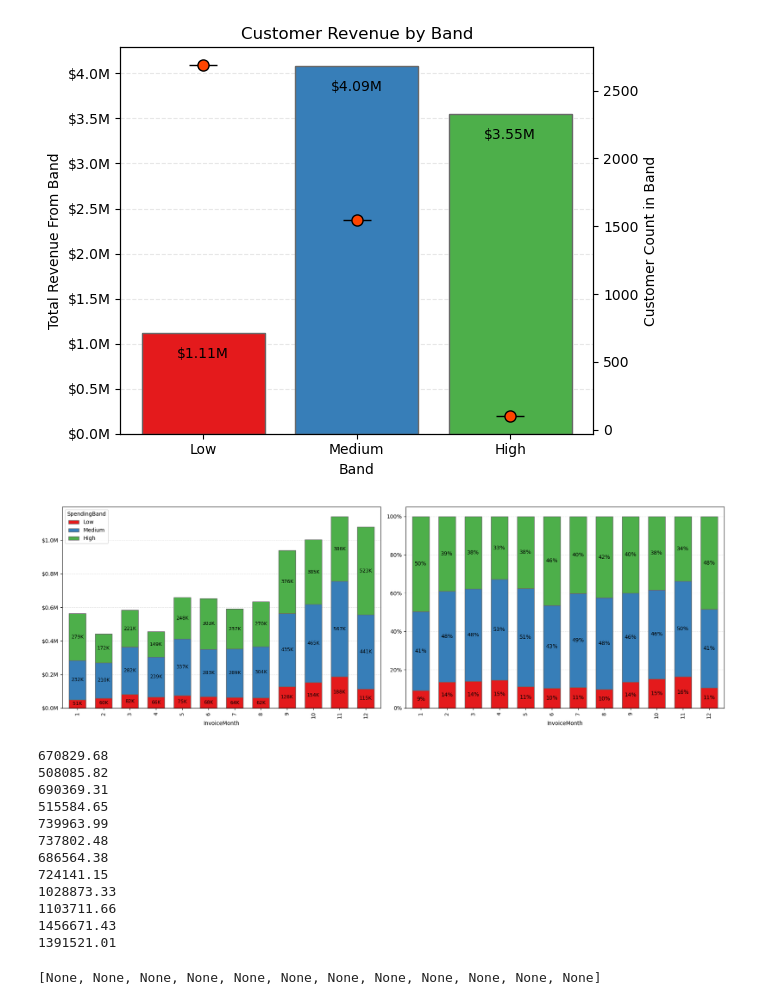
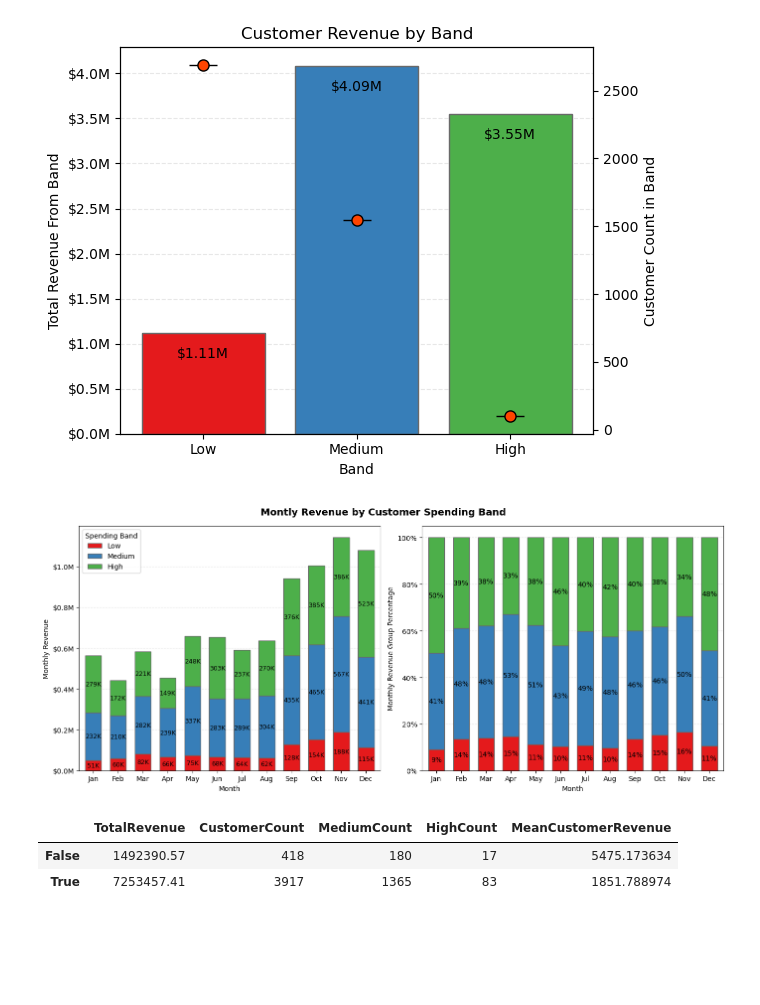
Before and after one commit to EdwardHowell627/Python_Online_Sales_Analysis, a Jupyter notebook: analysis/2_customers.ipynb, the cells around one changed output. Cells and saved outputs as stored; diff of their text form; code cells hidden in the pictures; blank space fills up the shorter version.

Commit message:
started setup for final graph

```diff
--- a/analysis/2_customers.ipynb
+++ b/analysis/2_customers.ipynb
@@ -34,8 +34,9 @@ df = df[~df.Cancelled].copy()
 # %%
 # Create Grouped Dataset
 df = df_full[~df_full.Cancelled].copy()
+customer_info = df.drop_duplicates('CustomerID')
 customers_group = df.groupby('CustomerID', observed=True)['TotalPrice'].agg(TotalSpending='sum').sort_values(by='TotalSpending', ascending=False)
-
+customers_group = customers_group.merge(customer_info[['CustomerID', 'Country']], on='CustomerID', how='left')
 customers_group['SpendingBand'] = pd.cut(
     customers_group['TotalSpending'],
     bins=[0,1000,10000,float('inf')],
@@ -75,60 +76,75 @@ plt.tight_layout()
 [figure]
 # %%
 # Setup
-month_revenue = df.groupby(['InvoiceMonth','SpendingBand'], observed=True)['TotalPrice'].sum().unstack()
+month_revenue = df.groupby(['InvoiceMonth','SpendingBand'], observed=True)['TotalPrice'].sum().unstack(fill_value=0)
 month_revenue_percent = month_revenue.div(month_revenue.sum(axis=1), axis=0)
 
 fig, ax = plt.subplots(1,2)
-fig.set_size_inches(18,6)
+fig.set_size_inches(14,6)
 
 # Revenue Bars
 month_revenue.plot(ax=ax[0], kind='bar', stacked=True, color=colors, edgecolor='dimgray', width=0.65)
 ax[0].yaxis.set_major_formatter(FuncFormatter(lambda x, _: f'${x/1000000:.1f}M'))
 ax[0].grid(axis='y', linestyle='--', alpha=0.3)
 ax[0].set_axisbelow(True)
-
+ax[0].set_xlabel('Month')
+ax[0].set_ylabel('Monthly Revenue')
+ax[0].legend(title='Spending Band')
+fig.suptitle('Montly Revenue by Customer Spending Band', fontsize=14, fontweight='bold')
 for container in ax[0].containers:
     ax[0].bar_label(
         container,
         fmt=lambda x: f'{x/1000:.0f}K',
         label_type='center',
         fontsize=9,
         color='black'
     )
+ax[0].set_xticklabels([
+    'Jan', 'Feb', 'Mar', 'Apr', 'May', 'Jun',
+    'Jul', 'Aug', 'Sep', 'Oct', 'Nov', 'Dec'
+])
+ax[0].tick_params(rotation=0)
+
 
 # Percentage Bars
 month_revenue_percent.plot(ax=ax[1], kind='bar', stacked=True, color=colors, edgecolor='dimgray', legend=False, width=0.65)
 ax[1].yaxis.set_major_formatter(FuncFormatter(lambda x, _: f'{x*100:.0f}%'))
 ax[1].grid(axis='y', linestyle='--', alpha=0.3)
 ax[1].set_axisbelow(True)
-
+ax[1].set_xlabel('Month')
+ax[1].set_ylabel('Monthly Revenue Group Percentage')
 for container in ax[1].containers:
     ax[1].bar_label(
         container,
         fmt=lambda x: f'{x*100:.0f}%',
         label_type='center',
         fontsize=10,
         color='black'
     )
-
-
+ax[1].set_xticklabels([
+    'Jan', 'Feb', 'Mar', 'Apr', 'May', 'Jun',
+    'Jul', 'Aug', 'Sep', 'Oct', 'Nov', 'Dec'
+])
+ax[1].tick_params(rotation=0)
 # Finish
-plt.tight_layout()
+fig.tight_layout()
 # %% [output]
-[figure, old version]
+[figure, new version]
 # %%
-[print(y) for y in month_revenue_total['TotalRevenue']]
+country_group = customers_group.groupby('Country')['TotalSpending'].agg(TotalRevenue='sum', CustomerCount='count')
+band_counts = customers_group.groupby(['Country', 'SpendingBand'])['SpendingBand'].count().unstack(fill_value=0)
+country_group = country_group.reset_index().merge(band_counts.reset_index(), on='Country').set_index('Country')
+country_group['RevenuePerCustomer'] = country_group['TotalRevenue']/country_group['CustomerCount']
+uk_group = country_group.groupby(country_group.index=='United Kingdom')[['TotalRevenue', 'CustomerCount', 'Medium', 'High', 'RevenuePerCustomer']].agg(
+    TotalRevenue=('TotalRevenue','sum'),
+    CustomerCount=('CustomerCount','sum'),
+    MediumCount=('Medium','sum'),
+    HighCount=('High','sum'),
+    MeanCustomerRevenue=('RevenuePerCustomer','mean')
+)
-# %% [output]
-670829.68
-508085.82
-690369.31
-515584.65
-739963.99
-737802.48
-686564.38
-724141.15
-1028873.33
-1103711.66
-1456671.43
-1391521.01
-[None, None, None, None, None, None, None, None, None, None, None, None]
+# %%
+uk_group
+# %% [output]
+|  | TotalRevenue | CustomerCount | MediumCount | HighCount | MeanCustomerRevenue |
+| False | 1492390.57 | 418 | 180 | 17 | 5475.173634 |
+| True | 7253457.41 | 3917 | 1365 | 83 | 1851.788974 |
```
Also changed, not shown: parts of 1 cell of this notebook, 1 other file.
